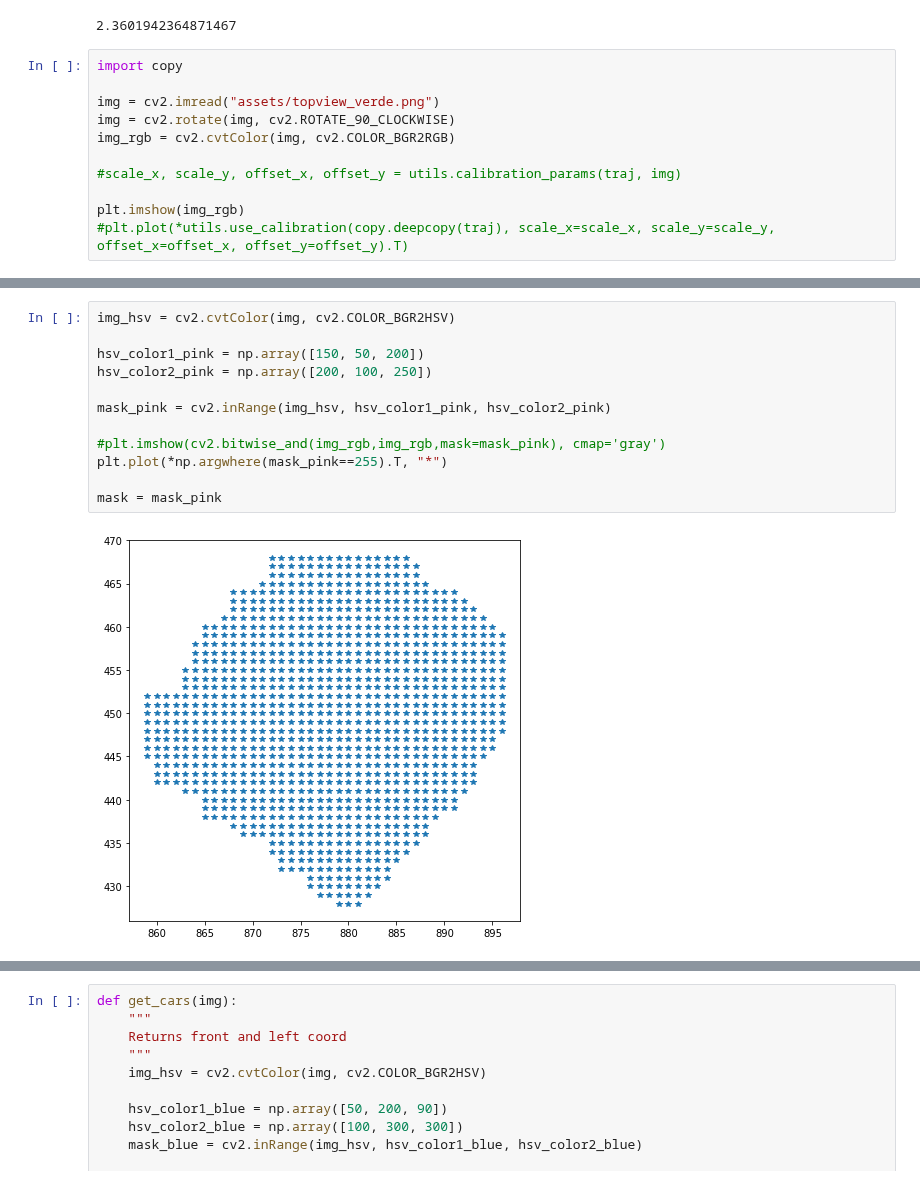
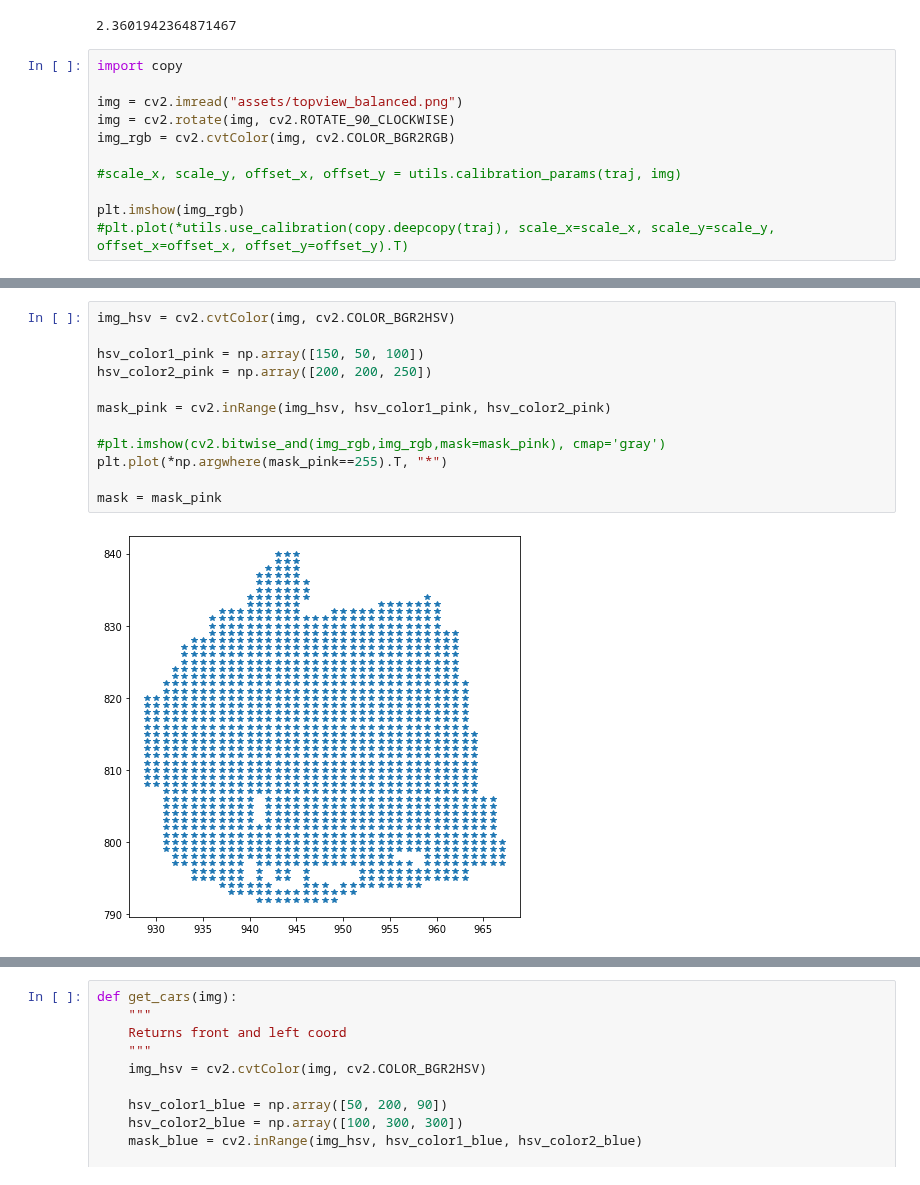
Before and after one commit to giuliovv/duckrace, a Jupyter notebook: autolab_position.ipynb, the cells around one changed output, grey strips where cells are left out. Saved outputs shown, nothing was run; the diff lists cells and outputs as text.

```diff
--- a/autolab_position.ipynb
+++ b/autolab_position.ipynb
@@ -45,7 +45,7 @@ traj[:,1].max() - traj[:,1].min()
 # %%
 import copy
 
-img = cv2.imread("assets/topview_verde.png")
+img = cv2.imread("assets/topview_balanced.png")
 img = cv2.rotate(img, cv2.ROTATE_90_CLOCKWISE)
 img_rgb = cv2.cvtColor(img, cv2.COLOR_BGR2RGB)
 
@@ -89,17 +89,17 @@ plt.scatter(*np.argwhere(mask_blue==255).mean(axis=0)[::-1], color="blue")
 # %%
 img_hsv = cv2.cvtColor(img, cv2.COLOR_BGR2HSV)
 
-hsv_color1_pink = np.array([150, 50, 200])
-hsv_color2_pink = np.array([200, 100, 250])
+hsv_color1_pink = np.array([150, 50, 100])
+hsv_color2_pink = np.array([200, 200, 250])
 
 mask_pink = cv2.inRange(img_hsv, hsv_color1_pink, hsv_color2_pink)
 
 #plt.imshow(cv2.bitwise_and(img_rgb,img_rgb,mask=mask_pink), cmap='gray')
 plt.plot(*np.argwhere(mask_pink==255).T, "*")
 
 mask = mask_pink
 # %% [output]
-[figure, old version]
+[figure, new version]
 # %%
 plt.plot(*np.argwhere(mask_pink==255).T, "*")
 # %% [output]
```
Also changed, not shown: parts of 11 cells of this notebook, 9 other files.
